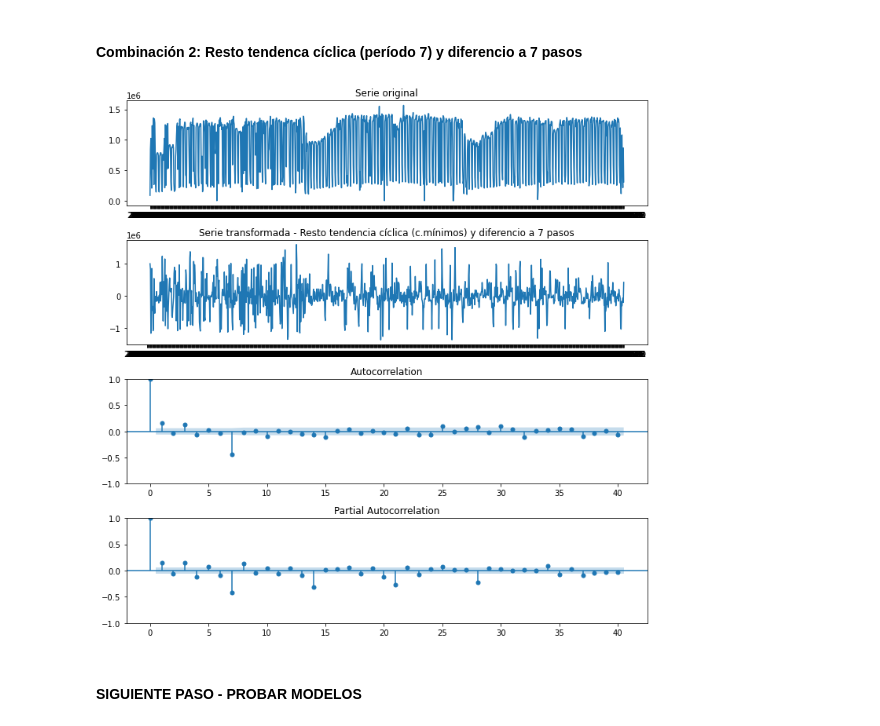
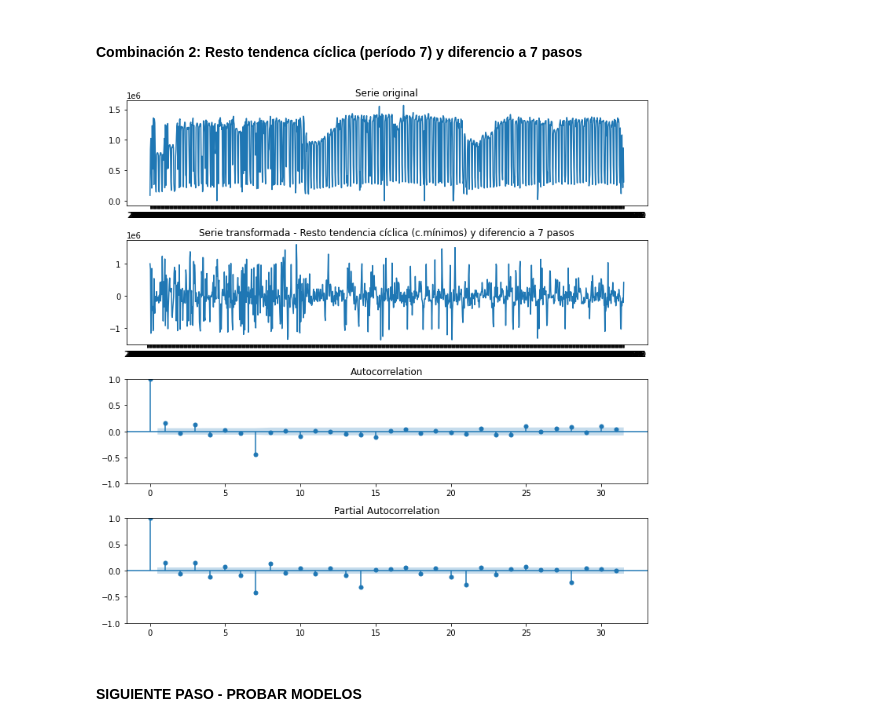
Before and after one commit to arigarmendia/Time-Series, a Jupyter notebook: TP/05-Transformaciones_y_modelos.ipynb, the cells around one changed output. Saved outputs shown, nothing was run; the diff lists cells and outputs as text; code cells hidden in the pictures.

```diff
--- a/TP/05-Transformaciones_y_modelos.ipynb
+++ b/TP/05-Transformaciones_y_modelos.ipynb
@@ -48,15 +50,15 @@ difference['diff_comb2'] = de_trend.resultado.diff(periods=7)
 # %%
 fig, ax = plt.subplots(4,1,figsize=(10,10))
 ax[0].plot(molinetes)
 ax[0].set_title('Serie original')
 ax[1].plot(difference.diff_comb2)
 ax[1].set_title('Serie transformada - Resto tendencia cíclica (c.mínimos) y diferencio a 7 pasos')
-sm.graphics.tsa.plot_acf(difference.diff_comb2[7:], lags=40, ax=ax[2])
-sm.graphics.tsa.plot_pacf(difference.diff_comb2[7:], method='ywm', lags=40, ax=ax[3])
+sm.graphics.tsa.plot_acf(difference.diff_comb2[7:],  ax=ax[2])
+sm.graphics.tsa.plot_pacf(difference.diff_comb2[7:], method='ywm', ax=ax[3])
 plt.tight_layout()
 plt.show()
 # %% [output]
-[figure, old version]
+[figure, new version]
 # %% [markdown]
 #### SIGUIENTE PASO - PROBAR MODELOS
 # %% [markdown]
```
Also changed, not shown: parts of 5 cells of this notebook, 4 other files.
